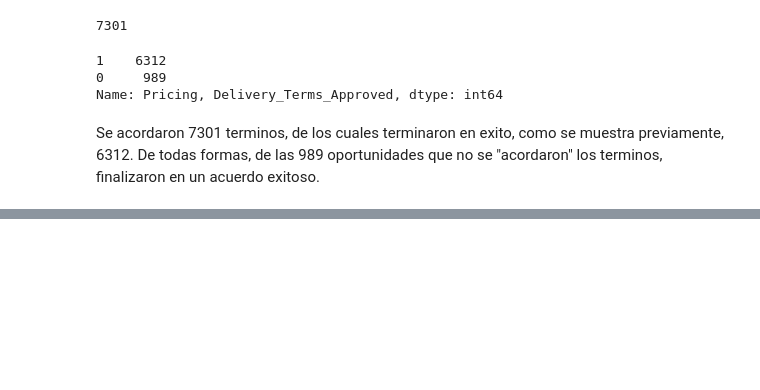
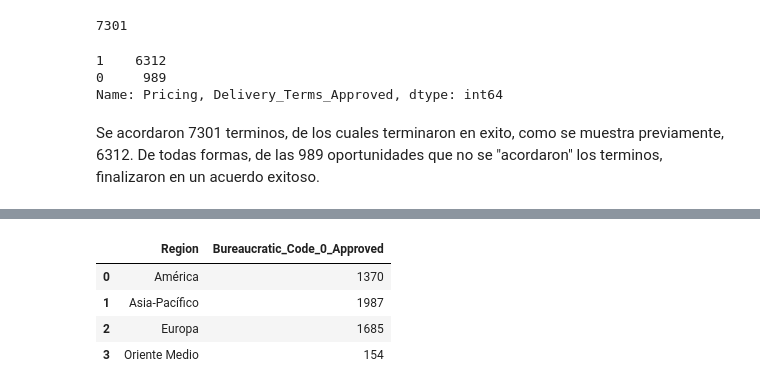
Before and after one commit to miguelAfonzalida/TP1-OrgaDatos, a Jupyter notebook: TP1_Burocracia.ipynb, the cells around one changed output, grey strips where cells are left out. Cells and saved outputs as stored; diff of their text form; code cells hidden in the pictures; blank space fills up the shorter version.

```diff
--- a/TP1_Burocracia.ipynb
+++ b/TP1_Burocracia.ipynb
@@ -182,0 +210,15 @@ Se acordaron 7301 terminos, de los cuales terminaron en exito, como se muestra p
+# %%
+burocracia_aprobada = df_burocracia[df_burocracia['Bureaucratic_Code_0_Approved']==1]
+aprobado_por_region = burocracia_aprobada.groupby('Region').agg({'Bureaucratic_Code_0_Approved':['count']})
+
+level0 = aprobado_por_region.columns.get_level_values(0)
+level1 = aprobado_por_region.columns.get_level_values(1)
+aprobado_por_region.columns = level0
+aprobado_por_region.reset_index(inplace= True)
+aprobado_por_region
+# %% [output]
+|  | Region | Bureaucratic_Code_0_Approved |
+| 0 | América | 1370 |
+| 1 | Asia-Pacífico | 1987 |
+| 2 | Europa | 1685 |
+| 3 | Oriente Medio | 154 |
```
Also changed, not shown: parts of 13 cells of this notebook.
